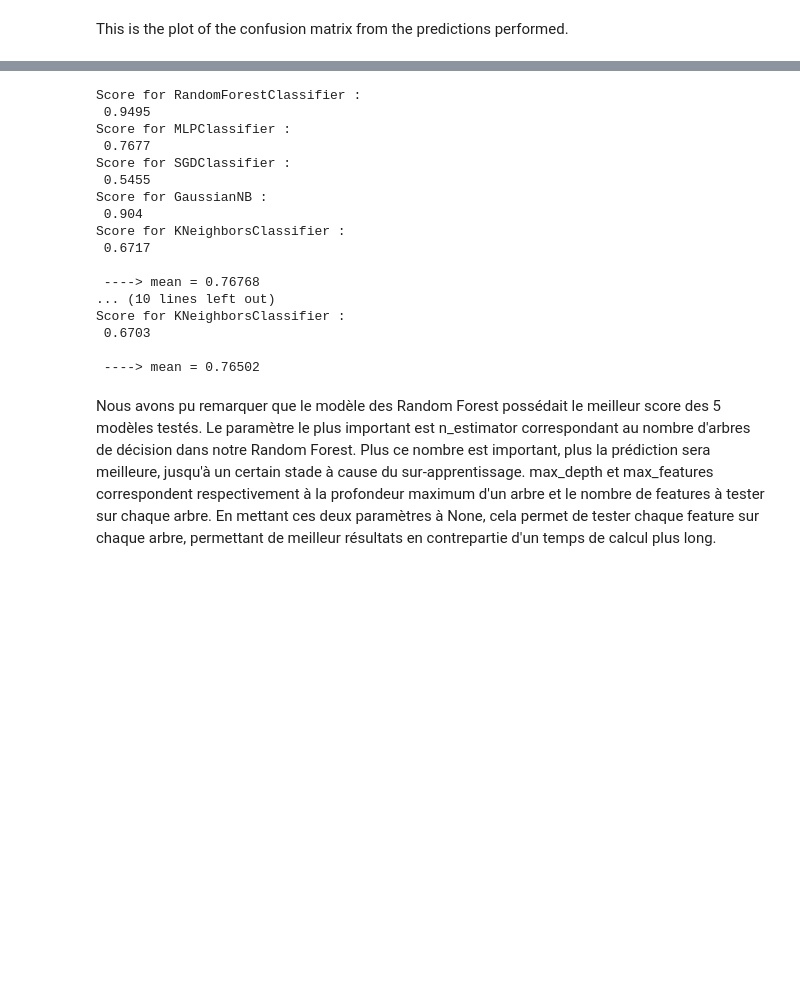
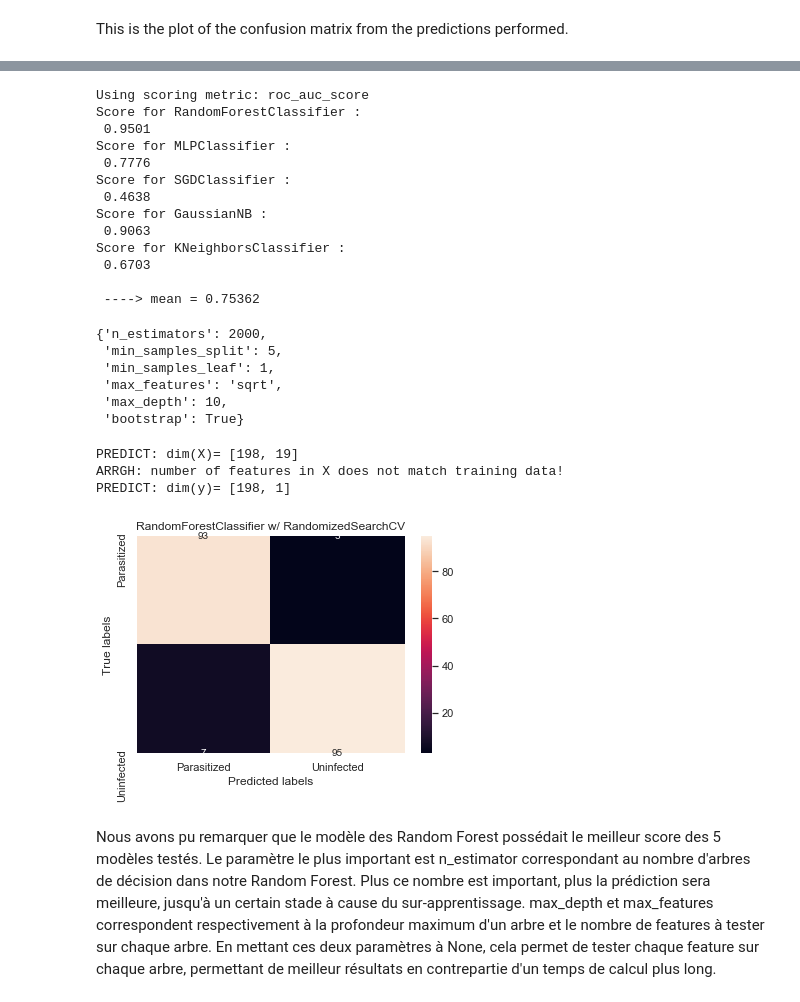
Before and after one commit to LE10EENFAIT/Africa, a Jupyter notebook: starting_kit/README_model.ipynb, the cells around one changed output, grey strips where cells are left out. Cells and saved outputs as stored; diff of their text form; code cells hidden in the pictures; blank space fills up the shorter version.

Commit message:
RandomizedSearchCV

```diff
--- a/starting_kit/README_model.ipynb
+++ b/starting_kit/README_model.ipynb
@@ -271,16 +266,4 @@ plt.show()
 # %%
-from sklearn.metrics import accuracy_score
-
-target_names = ['Parasitized', 'Uninfected']
-mean = 0
-for i in range(0, len(results)):
-    mean += round(accuracy_score(y_test_pre, results[i]), 4)
-    print("Score for "+ name_classifiers[i] + " : \n", round(accuracy_score(y_test_pre, results[i]), 4))
-
-mean /= len(results)
-print('\n ----> mean =', mean, '\n')
-
-
 mean = 0
 from libscores import get_metric
 metric_name, scoring_function = get_metric()
@@ -293,20 +276,16 @@ for i in range(0, len(results)):
 mean /= len(results)
 print('\n ----> mean =', mean, '\n')
 # %% [output]
+Using scoring metric: roc_auc_score
 Score for RandomForestClassifier :
- 0.9495
+ 0.9501
 Score for MLPClassifier :
- 0.7677
+ 0.7776
 Score for SGDClassifier :
- 0.5455
+ 0.4638
 Score for GaussianNB :
- 0.904
-Score for KNeighborsClassifier :
- 0.6717
-
- ----> mean = 0.76768
-... (10 lines left out)
+ 0.9063
 Score for KNeighborsClassifier :
  0.6703
 
- ----> mean = 0.76502
+ ----> mean = 0.75362
@@ -313,3 +324,52 @@ Score for KNeighborsClassifier :
+# %%
+# /!\ ~15 MIN DE CHARGEMENT
+rf_random.fit(X_train_pre, y_train_pre)
+# %%
+'''
+{'n_estimators': 2000,
+ 'min_samples_split': 5,
+ 'min_samples_leaf': 1,
+ 'max_features': 'sqrt',
+ 'max_depth': 10,
+ 'bootstrap': True}
+'''
+rf_random.best_params_
+# %% [output]
+{'n_estimators': 2000,
+ 'min_samples_split': 5,
+ 'min_samples_leaf': 1,
+ 'max_features': 'sqrt',
+ 'max_depth': 10,
+ 'bootstrap': True}
+# %%
+classifiers[0] = RandomForestClassifier(n_estimators=2000,
+                                        min_samples_split=5,
+                                        min_samples_leaf=1,
+                                        max_features='sqrt',
+                                        max_depth=10,
+                                        bootstrap=True)
+classifiers[0].fit(X_train_pre, y_train_pre)
+M = model(classifiers[0])
+res = M.predict(X_test_pre)
+# %% [output]
+PREDICT: dim(X)= [198, 19]
+ARRGH: number of features in X does not match training data!
+PREDICT: dim(y)= [198, 1]
+# %%
+mat = confusion_matrix(y_test_pre, res)
+
+fig, ax = plt.subplots(nrows=1,ncols=1)#, figsize=(6, 5))
+
+sns.heatmap(mat, annot=True, fmt='g', ax=ax) #annot=True to annotate cells
+ax.set_xlabel('Predicted labels')
+ax.set_ylabel('True labels')
+ax.set_title('RandomForestClassifier w/ RandomizedSearchCV')
+ax.xaxis.set_ticklabels(['Parasitized', 'Uninfected'])
+ax.yaxis.set_ticklabels(['Parasitized', 'Uninfected'])
+
+plt.show()
+# %% [output]
+[figure, added]
 # %% [markdown]
 <div>
 Nous avons pu remarquer que le modèle des Random Forest possédait le meilleur score des 5 modèles testés.
```
Also changed, not shown: parts of 16 cells of this notebook, 1 other file.
